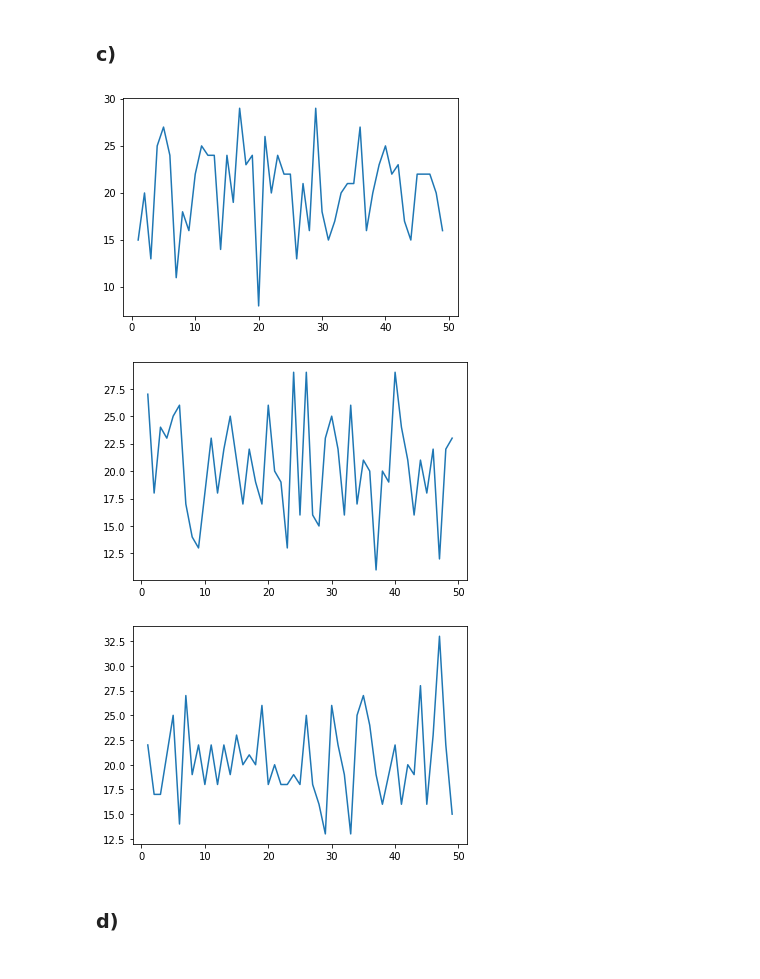
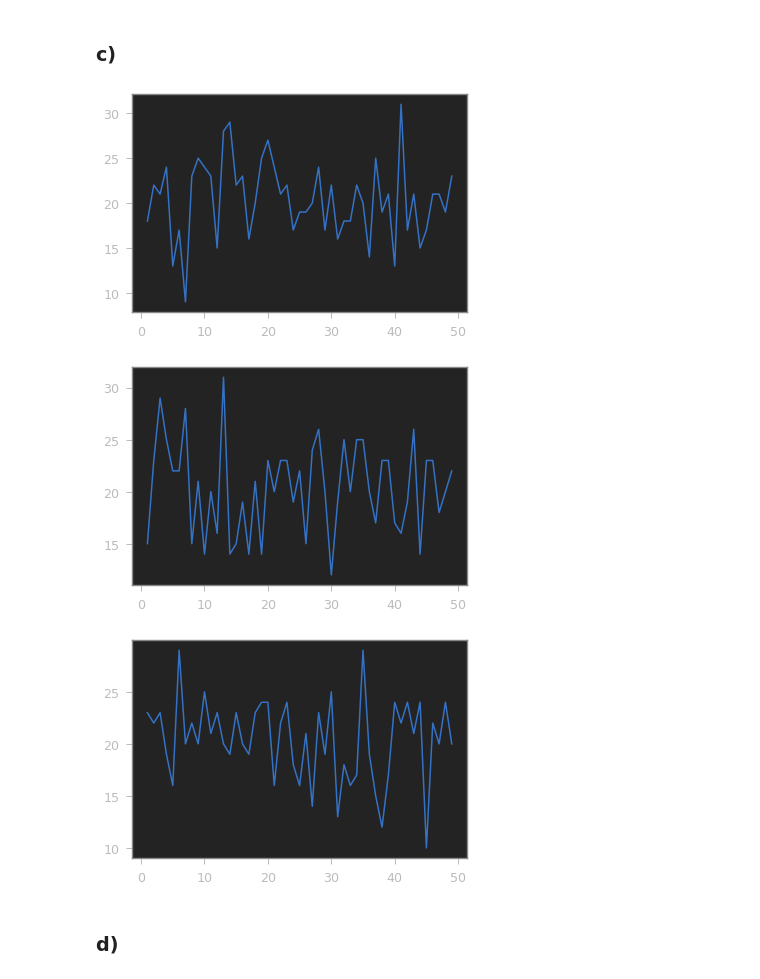
Before and after one commit to mortimervonchappuis/mathematik, a Jupyter notebook: Praktikum_5.ipynb, the cells around one changed output. Drawn from its saved outputs; the diff is of its cells as text; code cells hidden in the pictures.

```diff
--- a/Praktikum_5.ipynb
+++ b/Praktikum_5.ipynb
@@ -4,6 +4,8 @@
 from random import randint, randrange, seed
 from time import time
 from matplotlib import pyplot as plt
+from jupyterthemes import jtplot
+jtplot.style(theme='monokai', context='notebook', ticks=True, grid=False)
 %matplotlib inline
 
 
@@ -17,7 +19,7 @@ def test_falsch(a, b, N):
     return {i: l.count(i) for i in range(a, b + 1)}
 
 
-def visulize(a, b, N, f):
+def visualize(a, b, N, f):
     draw = f(a, b, N)
     x = list(draw.keys())
     y = list(draw.values())
@@ -36,5 +38,5 @@ visulize(1, 49, 1000, test)
 # %%
 for _ in range(3):
     seed(2<<16-1)
-    visulize(1, 49, 1000, test)
+    visualize(1, 49, 1000, test)
 # %% [output]
@@ -45,11 +47,11 @@ for _ in range(3):
 ### c)
 # %%
 for _ in range(3):
-    visulize(1, 49, 1000, test)
+    visualize(1, 49, 1000, test)
 # %% [output]
-[figure, old version]
+[figure, new version]
-[figure, old version]
+[figure, new version]
-[figure, old version]
+[figure, new version]
 # %% [markdown]
 ### d)
 # %%
```
Also changed, not shown: parts of 4 cells of this notebook, 1 other file.
